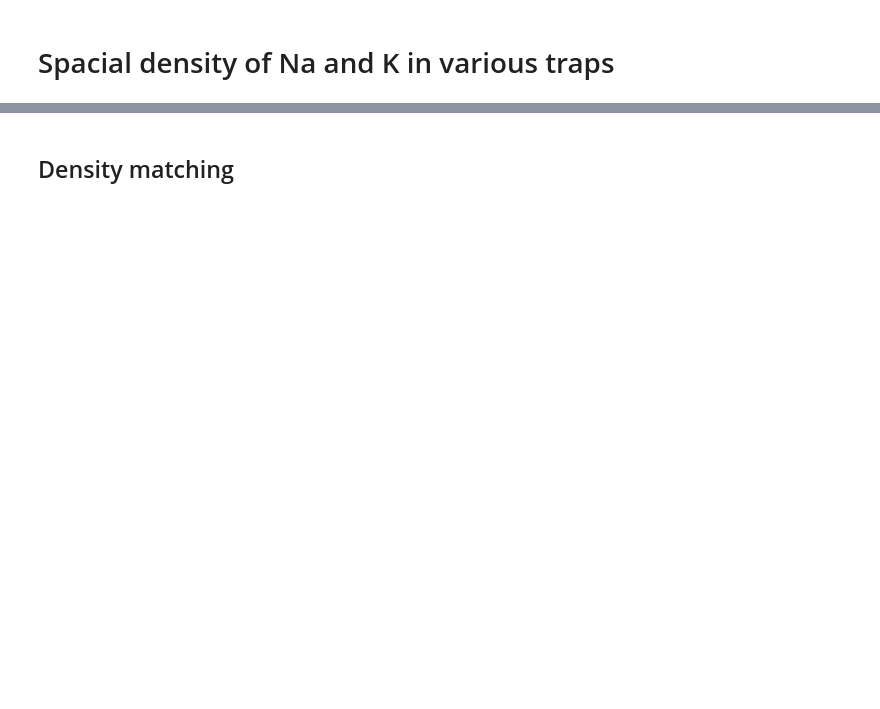
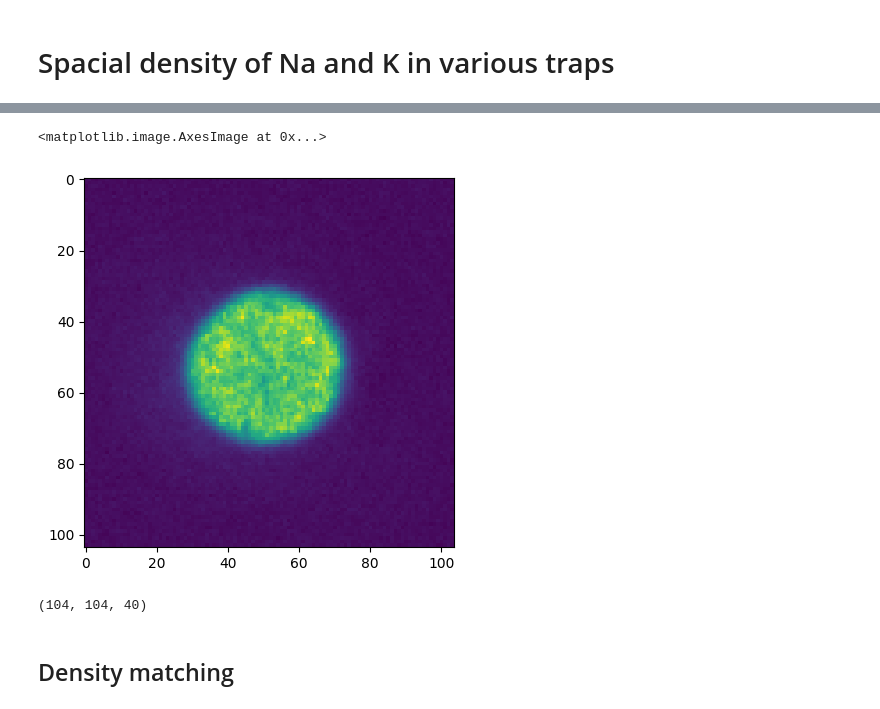
Before and after one commit to lightmat/lightmat, a Jupyter notebook: 20240109_team_meeting.ipynb, the cells around one changed output, grey strips where cells are left out. Drawn from its saved outputs; the diff is of its cells as text; code cells hidden in the pictures; blank space fills up the shorter version.

```diff
--- a/20240109_team_meeting.ipynb
+++ b/20240109_team_meeting.ipynb
@@ -124,3 +105,20 @@ func2()
+# %%
+import numpy as np
+import matplotlib.pyplot as plt
+
+path = "/home/lelo/Downloads/"
+
+k_data = np.load(path + "density_K.npy")
+na_data = np.load(path + "density_Na.npy")
+
+plt.imshow(k_data[:, :, 0])
+# %% [output]
+<matplotlib.image.AxesImage at 0x...>
+[figure, added]
+# %%
+k_data.shape
+# %% [output]
+(104, 104, 40)
 # %% [markdown]
 <h2> Density matching </h2>
 # %%
```
Also changed, not shown: parts of 12 cells of this notebook, 11 other files.
